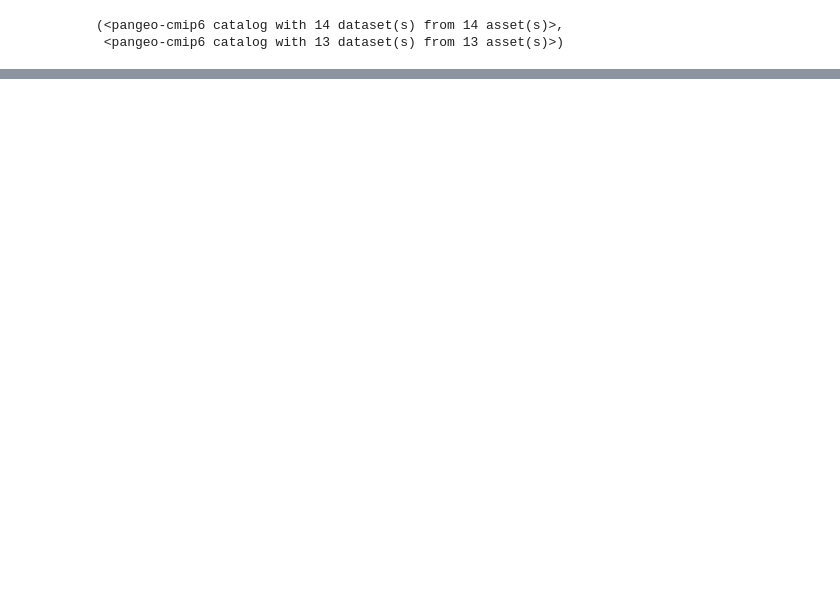
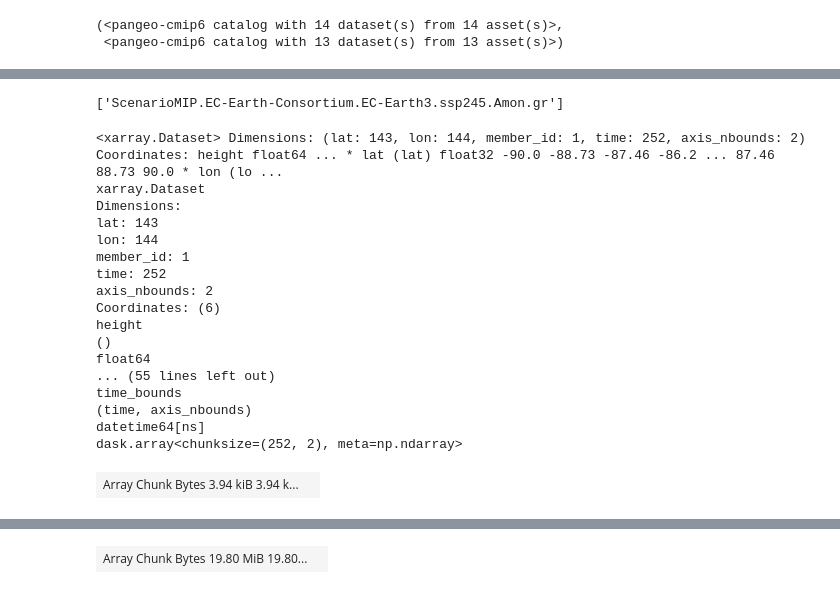
Before and after one commit to juliaeis/OGGM_equilibrium_runs, a Jupyter notebook: download_cmip6.ipynb, the cells around one changed output, grey strips where cells are left out. Drawn from its saved outputs; the diff is of its cells as text; code cells hidden in the pictures; blank space fills up the shorter version.

```diff
--- a/download_cmip6.ipynb
+++ b/download_cmip6.ipynb
@@ -162,0 +121,7 @@ CMIP.E3SM-Project.E3SM-1-1.historical.Amon.gr
+# %%
+for key in list(ssp_tas.keys()&ssp_pr.keys()):
+    #check if ssp245 scenario exists
+    source_id = '.'+key.split('.')[2]+'.'
+    if source_id in merge_id:
+        hist_key = [key for key in list(hist_tas.keys()) if source_id in key][0]
+        print(source_id)
@@ -162,0 +136,13 @@ CMIP.E3SM-Project.E3SM-1-1.historical.Amon.gr
+# %%
+for key in list(ssp_tas.keys()&ssp_pr.keys()):
+    #check if ssp245 scenario exists
+    source_id = '.'+key.split('.')[2]+'.'
+    if source_id in merge_id:
+        hist_key = [key for key in list(hist_tas.keys()) if source_id in key][0]
+        print(source_id)
+        # merge years from ssp245 scenario with historical data
+        hist_tas_ds[hist_key]=xr.merge([hist_tas_ds[hist_key],ssp_tas_ds[key].sel(time=slice("2015", "2034"))])
+        hist_pr_ds[hist_key]=xr.merge([hist_pr_ds[hist_key],ssp_pr_ds[key].sel(time=slice("2015", "2034"))])
+    print('write netcdf')
+    hist_tas_ds[hist_key].sel(member_id='r1i1p1f1').to_netcdf(os.path.join('cmip6','tas',hist_key+'_tas.nc'))
+    hist_pr_ds[hist_key].sel(member_id='r1i1p1f1').to_netcdf(os.path.join('cmip6','pr',hist_key+'_pr.nc'))
@@ -162,0 +167,23 @@ CMIP.E3SM-Project.E3SM-1-1.historical.Amon.gr
+# %%
+for key in list(['ScenarioMIP.IPSL.IPSL-CM6A-LR.ssp245.Amon.gr']):
+    #check if ssp245 scenario exists
+    source_id = '.'+key.split('.')[2]+'.'
+    if source_id in merge_id:
+        hist_key = [key for key in list(hist_tas.keys()) if source_id in key][0]
+        # get historical dataset
+        ds_pr = copy.deepcopy(hist_pr_ds[hist_key])
+        ds_tas = copy.deepcopy(hist_tas_ds[hist_key])
+
+        # merge historical dataset with ssp data
+        ds_pr = xr.merge([ds_pr,ssp_pr_ds[key].sel(time=slice("2015", "2034"))])
+        ds_tas = xr.merge([ds_tas,ssp_tas_ds[key].sel(time=slice("2015", "2034"))])
+
+        # delete if file exists and rewrite
+        p_pr = os.path.join('cmip6','pr',hist_key+'_pr.nc')
+        p_tas = os.path.join('cmip6','tas',hist_key+'_tas.nc')
+        if os.path.isfile(p_pr):
+            os.remove(p_pr)
+        if os.path.isfile(p_tas):
+            os.remove(p_tas)
+        ds_pr.sel(member_id='r1i1p1f1').to_netcdf(p_pr)
+        ds_tas.sel(member_id='r1i1p1f1').to_netcdf(p_tas)
@@ -162,0 +247,25 @@ CMIP.E3SM-Project.E3SM-1-1.historical.Amon.gr
+# %%
+list(ssp_tas.keys()&ssp_pr.keys())[1:2]
+# %% [output]
+['ScenarioMIP.EC-Earth-Consortium.EC-Earth3.ssp245.Amon.gr']
+# %%
+ssp_tas_ds[key].sel(time=slice("2015", "2035"))
+# %% [output]
+<xarray.Dataset> Dimensions: (lat: 143, lon: 144, member_id: 1, time: 252, axis_nbounds: 2) Coordinates: height float64 ... * lat (lat) float32 -90.0 -88.73 -87.46 -86.2 ... 87.46 88.73 90.0 * lon (lo ...
+xarray.Dataset
+Dimensions:
+lat: 143
+lon: 144
+member_id: 1
+time: 252
+axis_nbounds: 2
+Coordinates: (6)
+height
+()
+float64
+... (55 lines left out)
+time_bounds
+(time, axis_nbounds)
+datetime64[ns]
+dask.array<chunksize=(252, 2), meta=np.ndarray>
+| Array Chunk Bytes 3.94 kiB 3.94 k... |  |
@@ -162,0 +289 @@ CMIP.E3SM-Project.E3SM-1-1.historical.Amon.gr
+| Array Chunk Bytes 19.80 MiB 19.80... |  |
```
Also changed, not shown: parts of 28 cells of this notebook.
